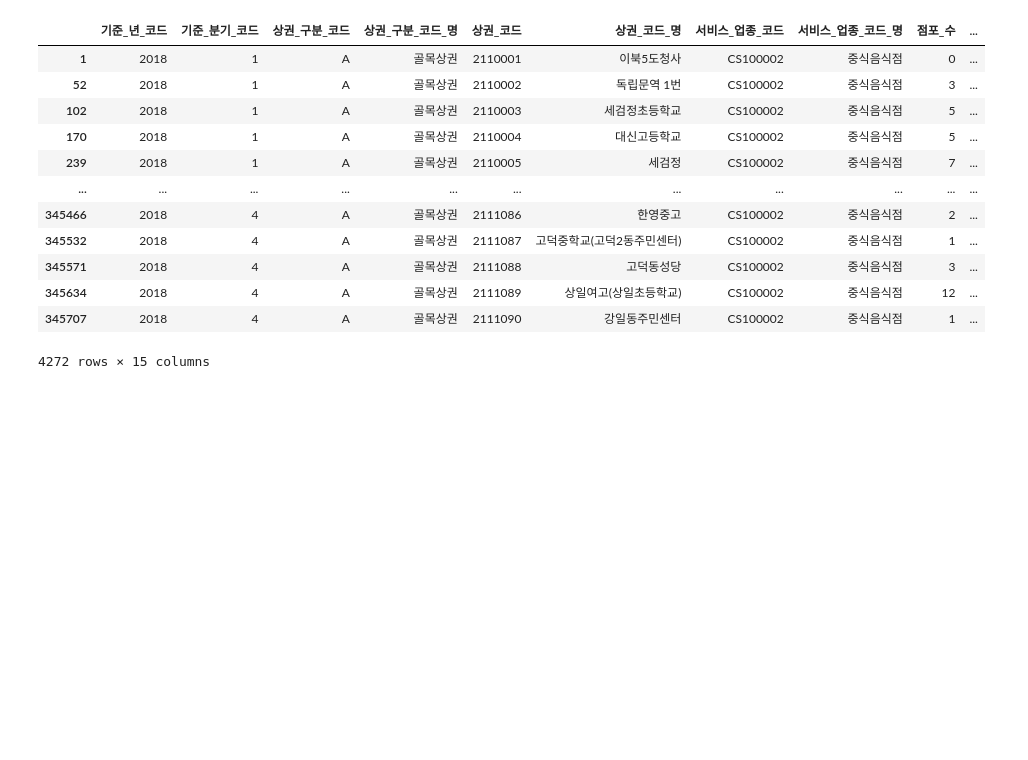
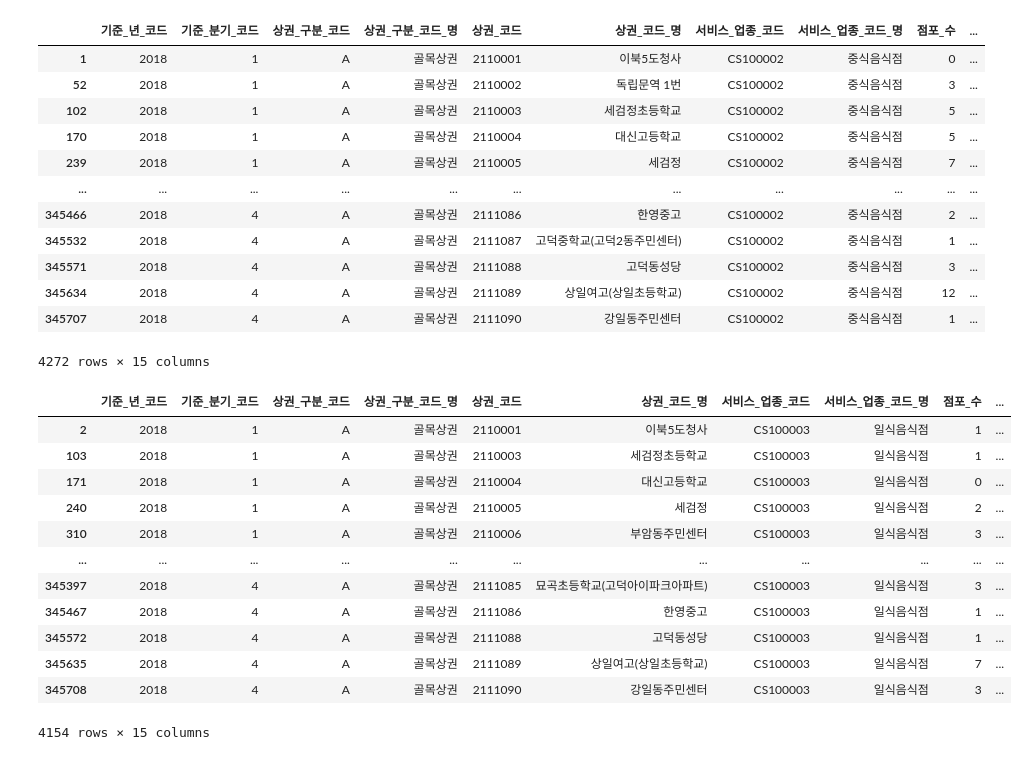
Before and after one commit to JinHwanJ/JIN_GIT, a Jupyter notebook: 2018식당개업폐업.ipynb, the cells around one changed output. Saved outputs shown, nothing was run; the diff lists cells and outputs as text; code cells hidden in the pictures; blank space fills up the shorter version.

```diff
--- a/2018식당개업폐업.ipynb
+++ b/2018식당개업폐업.ipynb
@@ -130,3 +149,21 @@ df[filt2]
 | 345634 | 2018 | 4 | A | 골목상권 | 2111089 | 상일여고(상일초등학교) | CS100002 | 중식음식점 | 12 | ... |
 | 345707 | 2018 | 4 | A | 골목상권 | 2111090 | 강일동주민센터 | CS100002 | 중식음식점 | 1 | ... |
 4272 rows × 15 columns
+# %%
+#일식음식점
+filt3 = df['서비스_업종_코드'] == 'CS100003'
+df[filt3]
+# %% [output]
+|  | 기준_년_코드 | 기준_분기_코드 | 상권_구분_코드 | 상권_구분_코드_명 | 상권_코드 | 상권_코드_명 | 서비스_업종_코드 | 서비스_업종_코드_명 | 점포_수 | ... |
+| 2 | 2018 | 1 | A | 골목상권 | 2110001 | 이북5도청사 | CS100003 | 일식음식점 | 1 | ... |
+| 103 | 2018 | 1 | A | 골목상권 | 2110003 | 세검정초등학교 | CS100003 | 일식음식점 | 1 | ... |
+| 171 | 2018 | 1 | A | 골목상권 | 2110004 | 대신고등학교 | CS100003 | 일식음식점 | 0 | ... |
+| 240 | 2018 | 1 | A | 골목상권 | 2110005 | 세검정 | CS100003 | 일식음식점 | 2 | ... |
+| 310 | 2018 | 1 | A | 골목상권 | 2110006 | 부암동주민센터 | CS100003 | 일식음식점 | 3 | ... |
+| ... | ... | ... | ... | ... | ... | ... | ... | ... | ... | ... |
+| 345397 | 2018 | 4 | A | 골목상권 | 2111085 | 묘곡초등학교(고덕아이파크아파트) | CS100003 | 일식음식점 | 3 | ... |
+| 345467 | 2018 | 4 | A | 골목상권 | 2111086 | 한영중고 | CS100003 | 일식음식점 | 1 | ... |
+| 345572 | 2018 | 4 | A | 골목상권 | 2111088 | 고덕동성당 | CS100003 | 일식음식점 | 1 | ... |
+| 345635 | 2018 | 4 | A | 골목상권 | 2111089 | 상일여고(상일초등학교) | CS100003 | 일식음식점 | 7 | ... |
+| 345708 | 2018 | 4 | A | 골목상권 | 2111090 | 강일동주민센터 | CS100003 | 일식음식점 | 3 | ... |
+4154 rows × 15 columns
```
Also changed, not shown: parts of 8 cells of this notebook.
